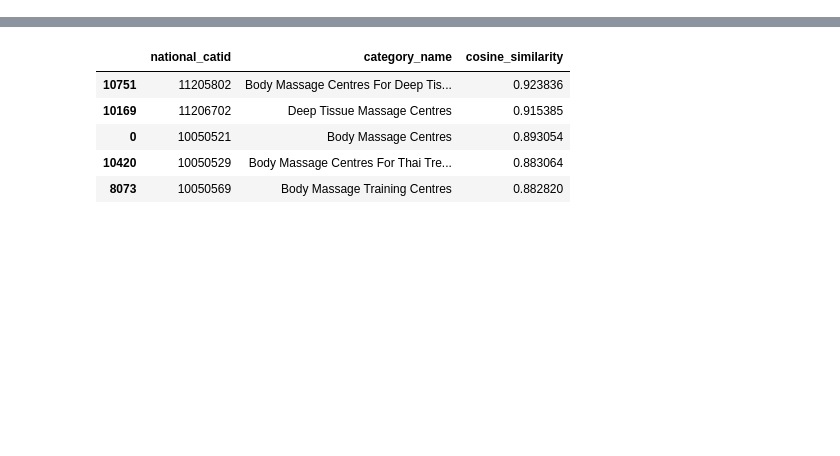
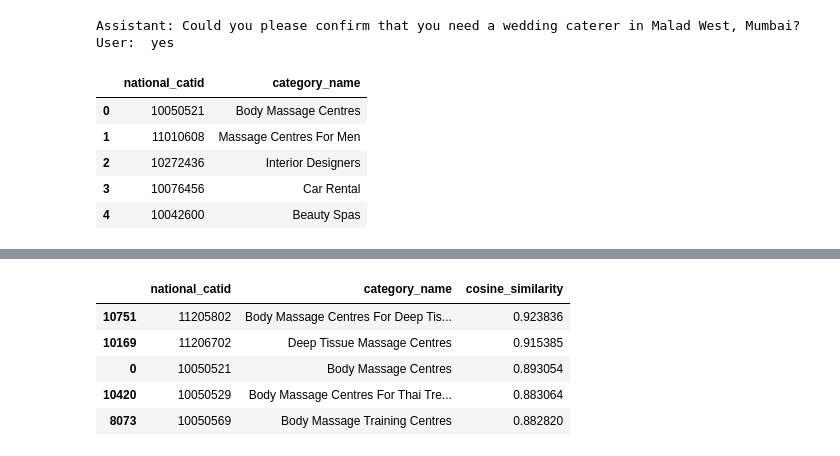
Before and after one commit to justdialproxy-a11y/whatshapp_bot, a Jupyter notebook: new_notebook.ipynb, the cells around one changed output, grey strips where cells are left out. Saved outputs shown, nothing was run; the diff lists cells and outputs as text; code cells hidden in the pictures; blank space fills up the shorter version.

```diff
--- a/new_notebook.ipynb
+++ b/new_notebook.ipynb
@@ -127,3 +123,10 @@ def prompt_func1(history_conversation , original_input):
+# %%
+user_input = input(f"Assistant: {response}\nUser: ")
+history_conversation[f'{cnt} {response}'] = user_input
+cnt+=1
+# %% [output]
+Assistant: Could you please confirm that you need a wedding caterer in Malad West, Mumbai?
+User:  yes
 # %%
 #step5 Prompt 2 to handle the threshold
 def prompt_func2(history_conversation, cat, area_query, threshold_cat, threshold_area, cat1, area):
@@ -225,6 +228,15 @@ def e5_encode(texts, is_query=False, batch_size=64, max_length=64):
     return np.vstack(vecs)
 # %%
 df_cat.rename(columns = {'categroy_name' : 'category_name'} , inplace=True)
+# %%
+df_cat.head()
+# %% [output]
+|  | national_catid | category_name |
+| 0 | 10050521 | Body Massage Centres |
+| 1 | 11010608 | Massage Centres For Men |
+| 2 | 10272436 | Interior Designers |
+| 3 | 10076456 | Car Rental |
+| 4 | 10042600 | Beauty Spas |
 # %%
 def format_category(text):
     # Split into main category and explanation
```
Also changed, not shown: parts of 17 cells of this notebook.
